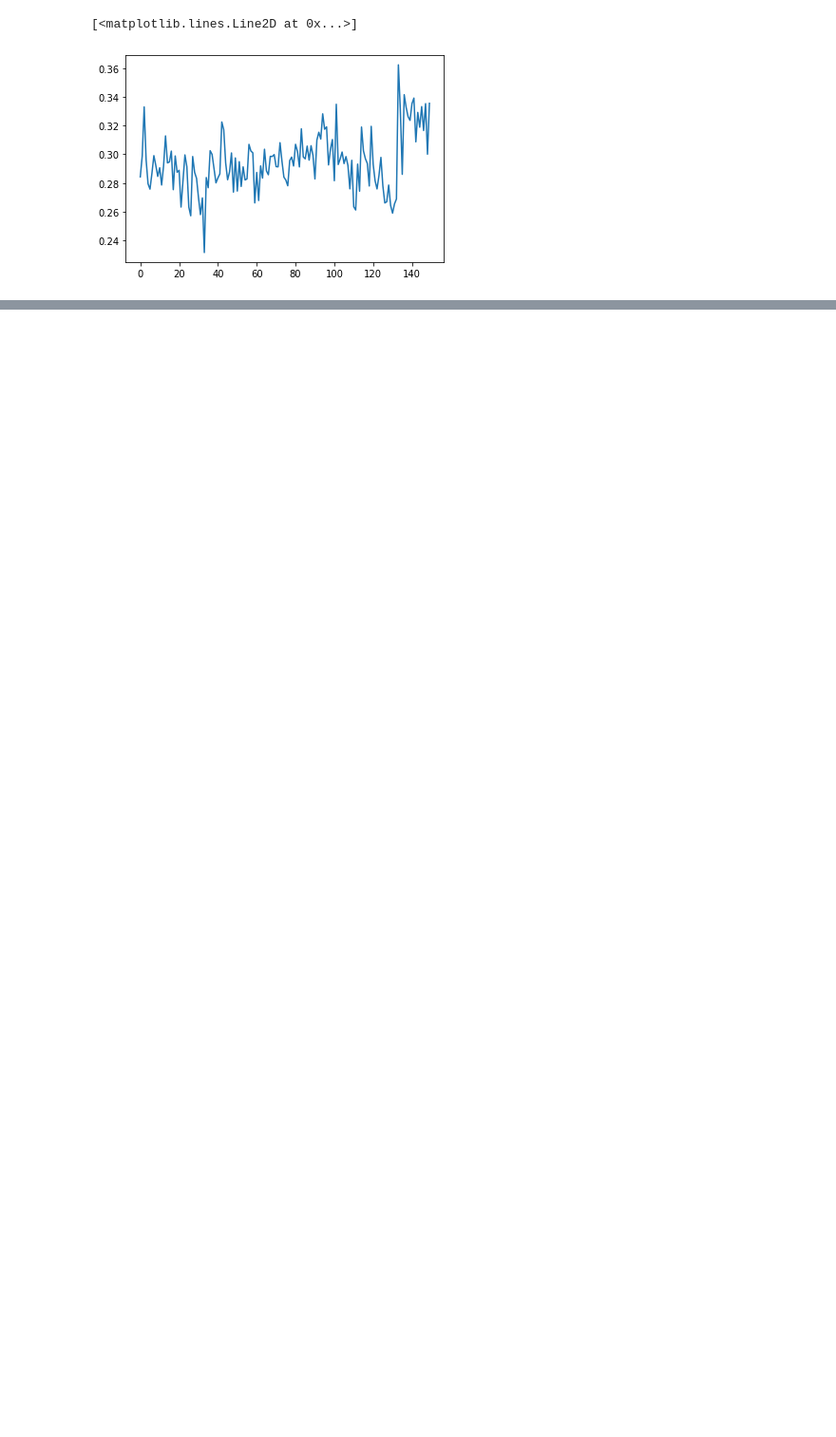
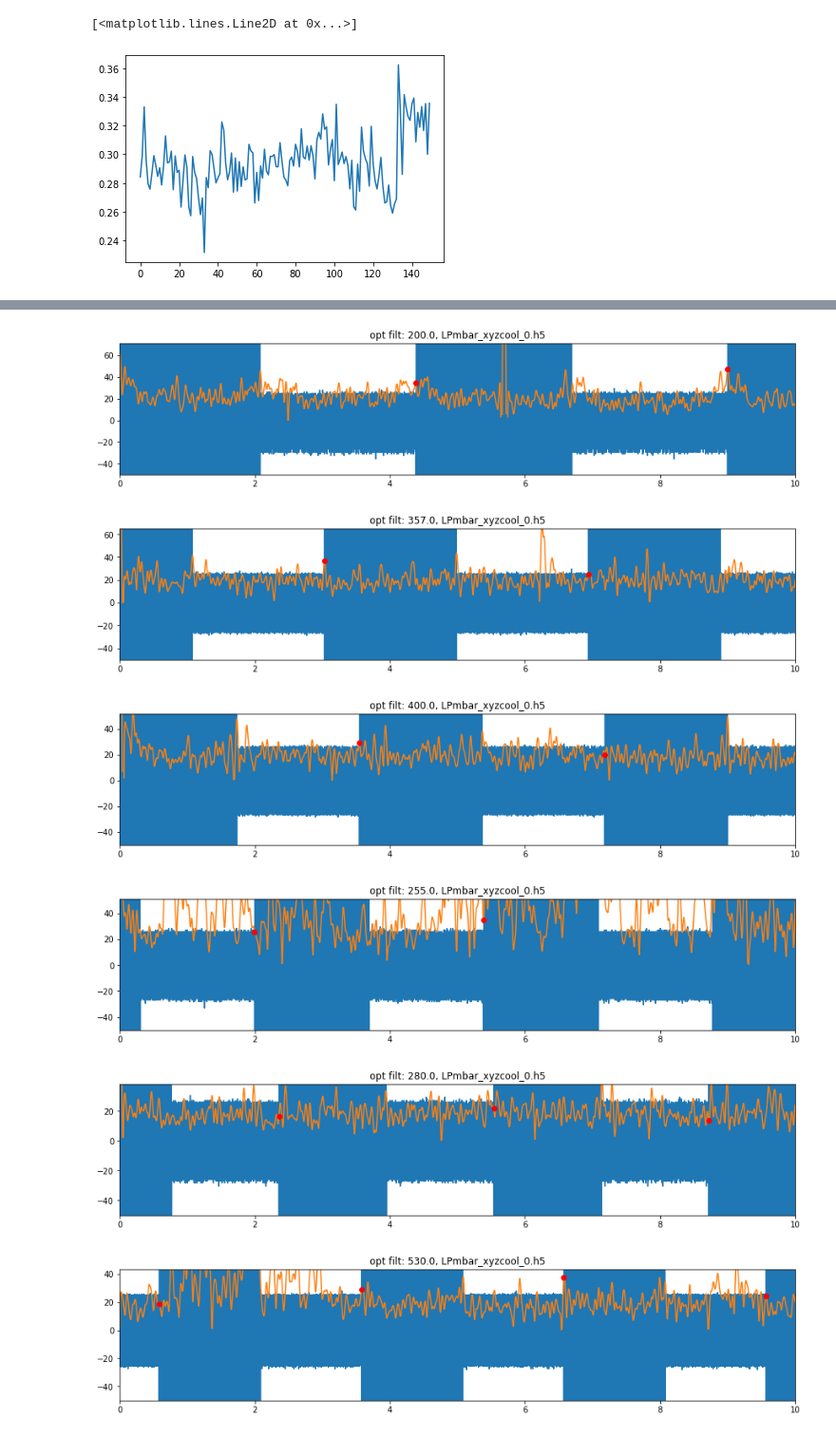
Before and after one commit to Moore-Lab/decay_analysis, a Jupyter notebook: analyze_alpha_data_20231110.ipynb, the cells around one changed output, grey strips where cells are left out. Shown at 95% size. Saved outputs shown, nothing was run; the diff lists cells and outputs as text; code cells hidden in the pictures; blank space fills up the shorter version.

```diff
--- a/analyze_alpha_data_20231110.ipynb
+++ b/analyze_alpha_data_20231110.ipynb
@@ -319,3 +356,29 @@ plt.plot(amp_dict[111][200][:,2]/cal_fac)
 # %% [output]
 [<matplotlib.lines.Line2D at 0x...>]
 [figure]
+# %%
+## look at the induced pulse data with the optimal filter to study backgrounds:
+step_data = ["20231110/electric_step",]
+
+step_file_dict = {}
+freqs_to_calib = [111, 131, 141, 151, 161, 171]
+coord = 'x'
+for curr_path in step_data:
+
+    for freq in freqs_to_calib:
+        fpath = os.path.join(base_path, curr_path, str(freq) + "Hz", "**mV/*.h5")
+        curr_file_list = natsorted(glob.glob(fpath, recursive=True))
+
+        step_file_dict[freq] = {}
+
+        for file in curr_file_list:
+            impulse_amp = bu.parse_impulse_amplitude(file, label="mV")
+
+            if( coord in step_file_dict[freq].keys()):
+                if impulse_amp in step_file_dict[freq][coord].keys():
+                    step_file_dict[freq][coord][impulse_amp].append(file)
+                else:
+                    step_file_dict[freq][coord][impulse_amp] = [file,]
+            else:
+                step_file_dict[freq][coord] = {}
+                step_file_dict[freq][coord][impulse_amp] = [file,]
@@ -321,0 +405,12 @@ plt.plot(amp_dict[111][200][:,2]/cal_fac)
+# %%
+fake_amps = {}
+for freq in freqs_to_calib:
+    fake_amps[freq] = bu.optimal_filt_1D(step_file_dict[freq], template_dict_fit, noise_dict_3D, time_offset=2, do_lp_filt=True,
+                            drive_idx=10, cal_fac=1.5e-7*250, make_plots=True, coord='x', pulse_data=False, wind=1) ## no lp filt, no search
+# %% [output]
+[figure, added]
+[figure, added]
+[figure, added]
+[figure, added]
+[figure, added]
+[figure, added]
```
Also changed, not shown: parts of 8 cells of this notebook.
